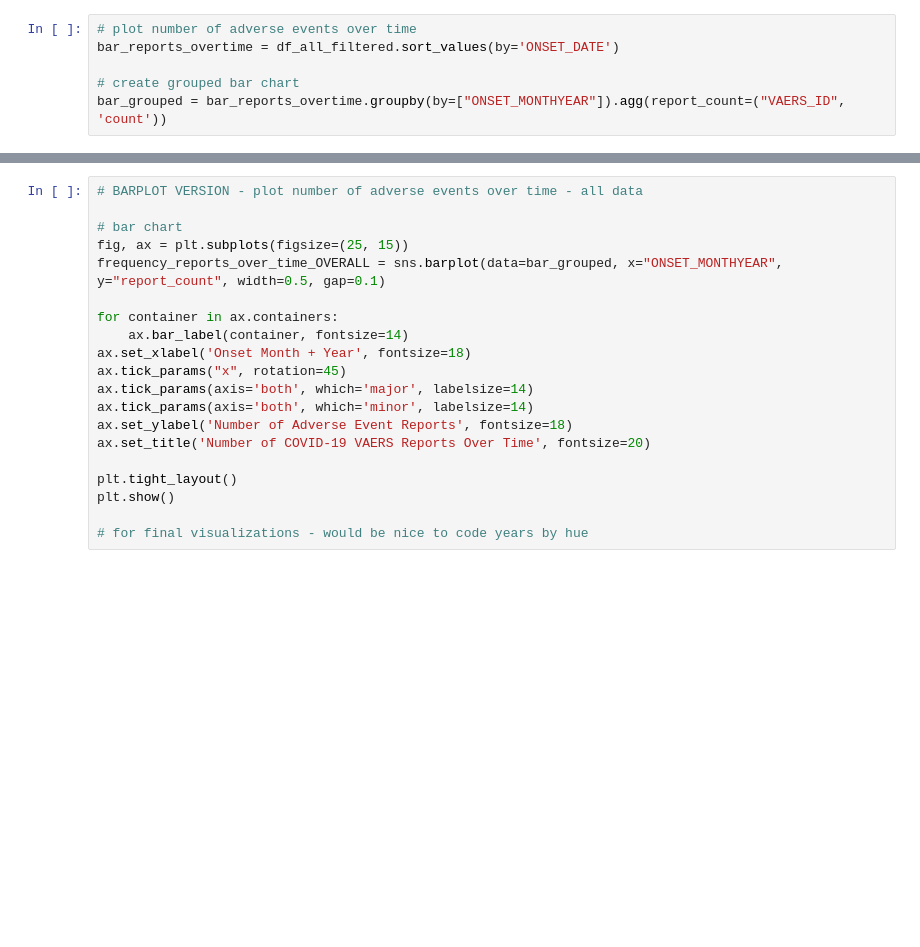
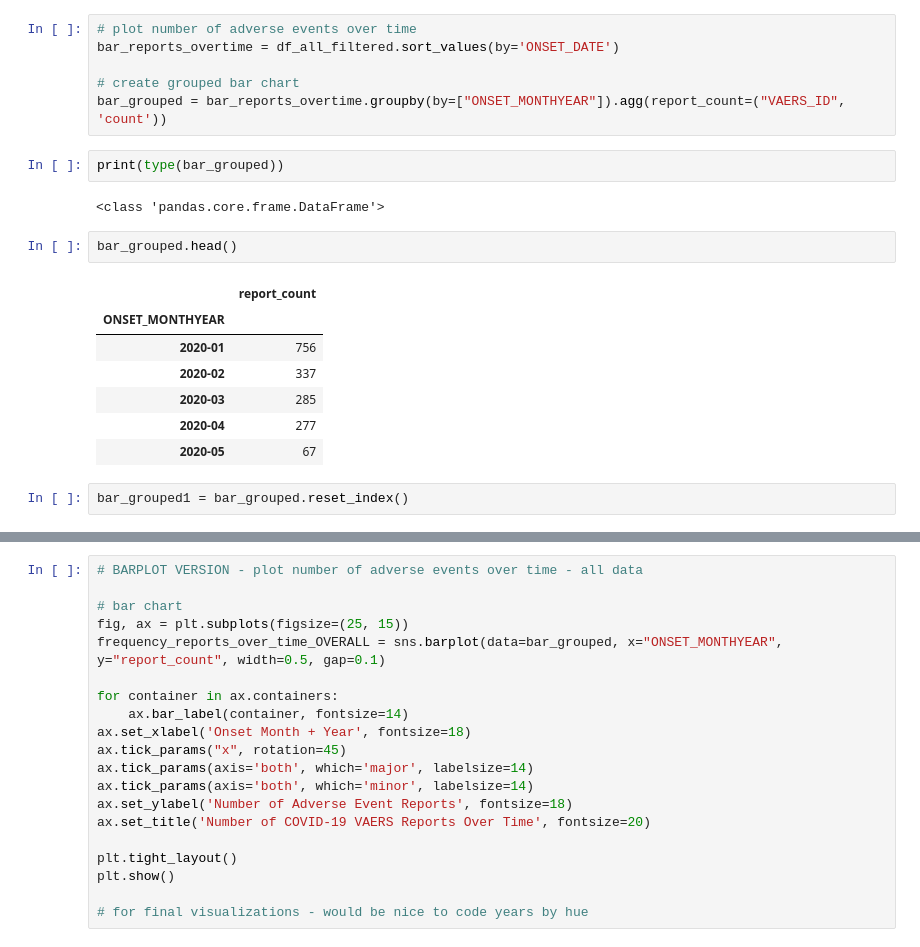
Before and after one commit to uw-msim-imt561-2026/covid-19-vaccine-adverse-reactions, a Jupyter notebook: notebooks/visualizations.ipynb, the cells around one changed output, grey strips where cells are left out. Drawn from its saved outputs; the diff is of its cells as text; blank space fills up the shorter version.

```diff
--- a/notebooks/visualizations.ipynb
+++ b/notebooks/visualizations.ipynb
@@ -90,3 +91,19 @@ bar_reports_overtime = df_all_filtered.sort_values(by='ONSET_DATE')
 
 # create grouped bar chart
 bar_grouped = bar_reports_overtime.groupby(by=["ONSET_MONTHYEAR"]).agg(report_count=("VAERS_ID", 'count'))
+# %%
+print(type(bar_grouped))
+# %% [output]
+<class 'pandas.core.frame.DataFrame'>
+# %%
+bar_grouped.head()
+# %% [output]
+|  | report_count |
+| ONSET_MONTHYEAR |  |
+| 2020-01 | 756 |
+| 2020-02 | 337 |
+| 2020-03 | 285 |
+| 2020-04 | 277 |
+| 2020-05 | 67 |
+# %%
+bar_grouped1 = bar_grouped.reset_index()
```
Also changed, not shown: parts of 3 cells of this notebook.
